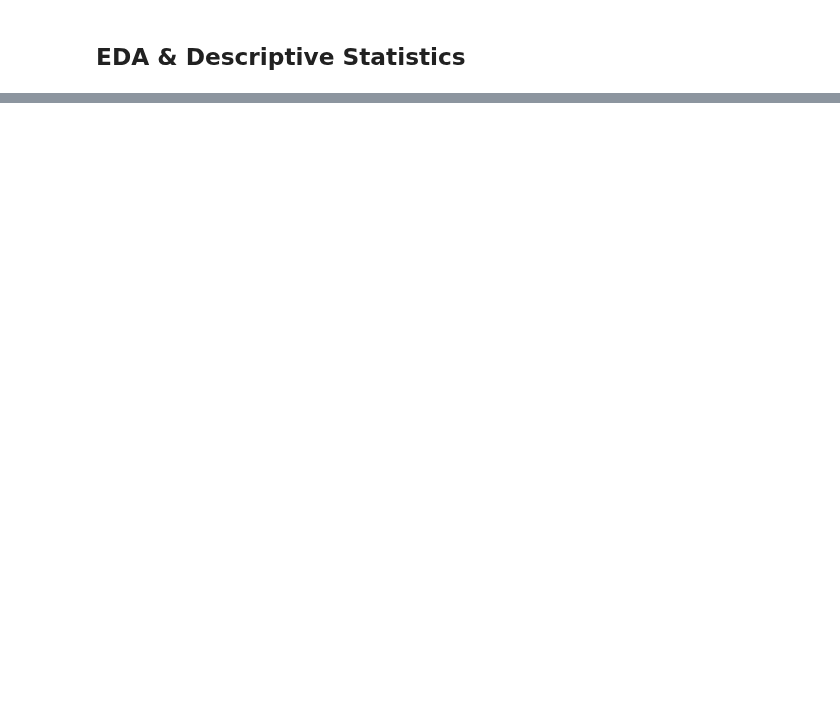
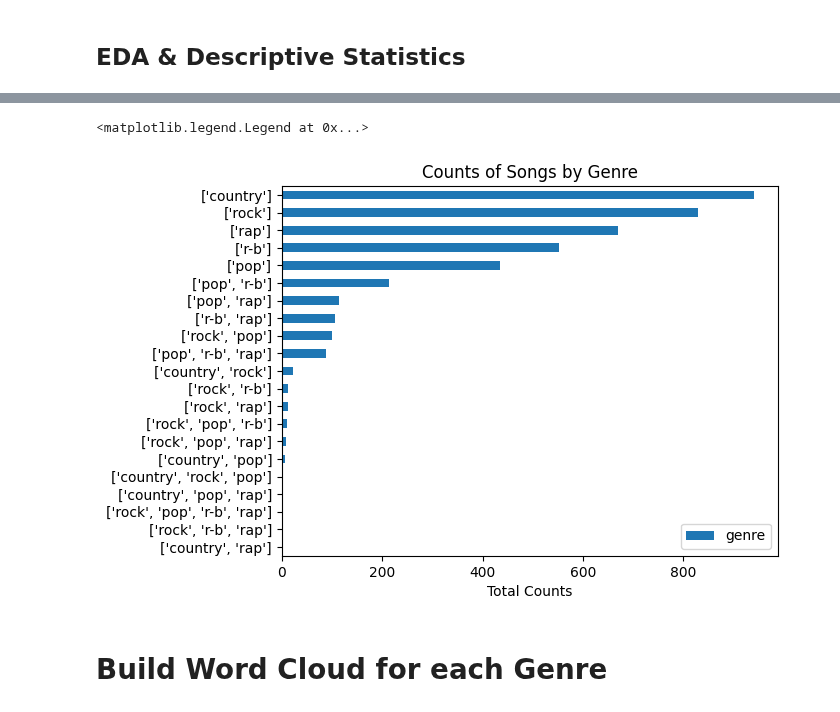
Before and after one commit to hunterblum/Multi-Genre-Classification, a Jupyter notebook: 03_EDA.ipynb, the cells around one changed output, grey strips where cells are left out. Saved outputs shown, nothing was run; the diff lists cells and outputs as text; code cells hidden in the pictures; blank space fills up the shorter version.

Commit message:
02 changes to Preprocess chunk and 03 add ons

```diff
--- a/03_EDA.ipynb
+++ b/03_EDA.ipynb
@@ -36,0 +38,10 @@ pd.DataFrame(preproc_df["genre"].value_counts()).reset_index().sort_values(
+# %%
+# Plot the total number of songs by genre
+preproc_df["genre"].value_counts().sort_values(ascending=True).plot(
+    kind="barh",
+    title="Counts of Songs by Genre",
+    xlabel="Total Counts"
+).legend(loc="lower right")
+# %% [output]
+<matplotlib.legend.Legend at 0x...>
+[figure, added]
@@ -36,0 +76,2 @@ pd.DataFrame(preproc_df["genre"].value_counts()).reset_index().sort_values(
+# %% [markdown]
+# Build Word Cloud for each Genre
```
Also changed, not shown: parts of 4 cells of this notebook, 1 other file.
